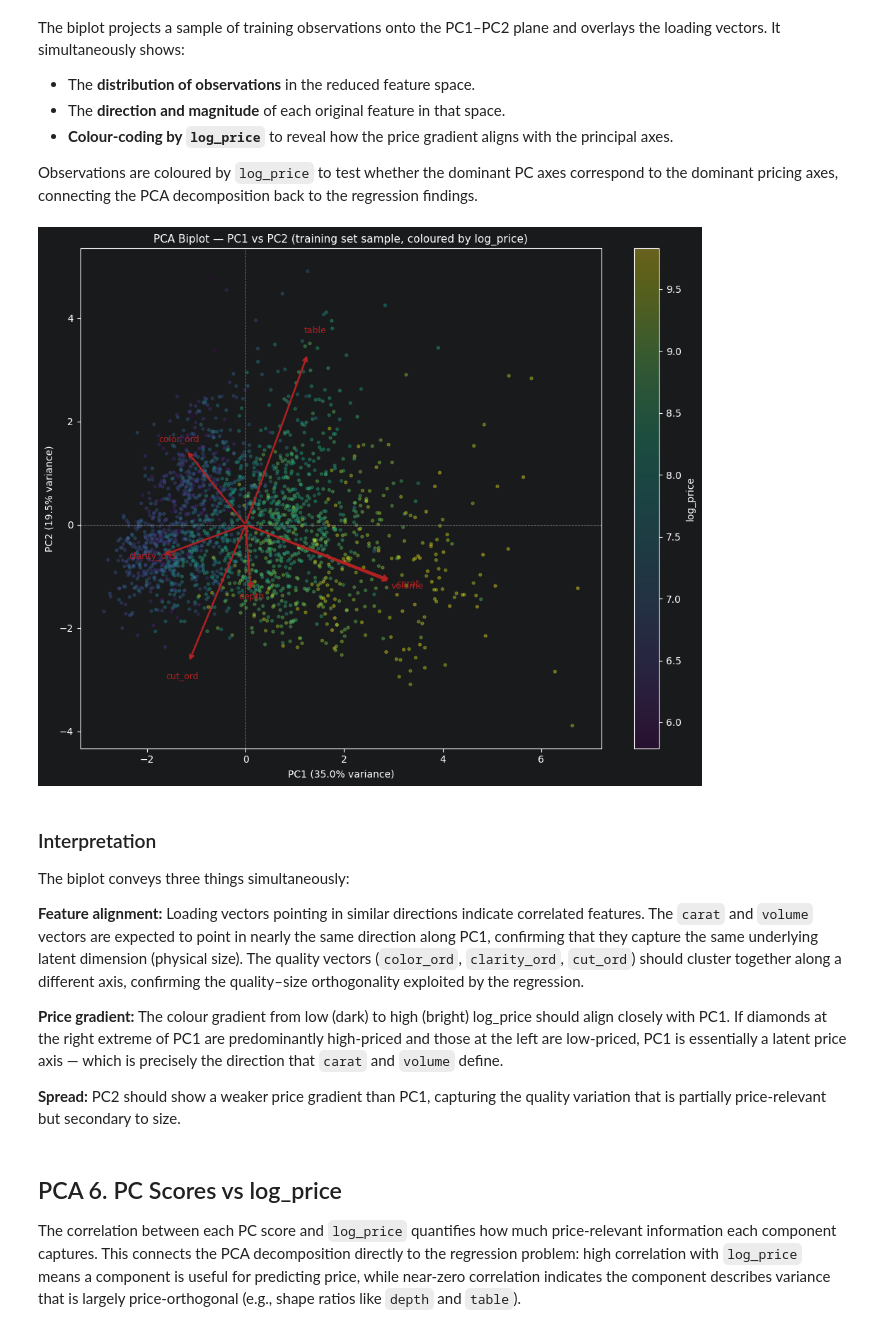
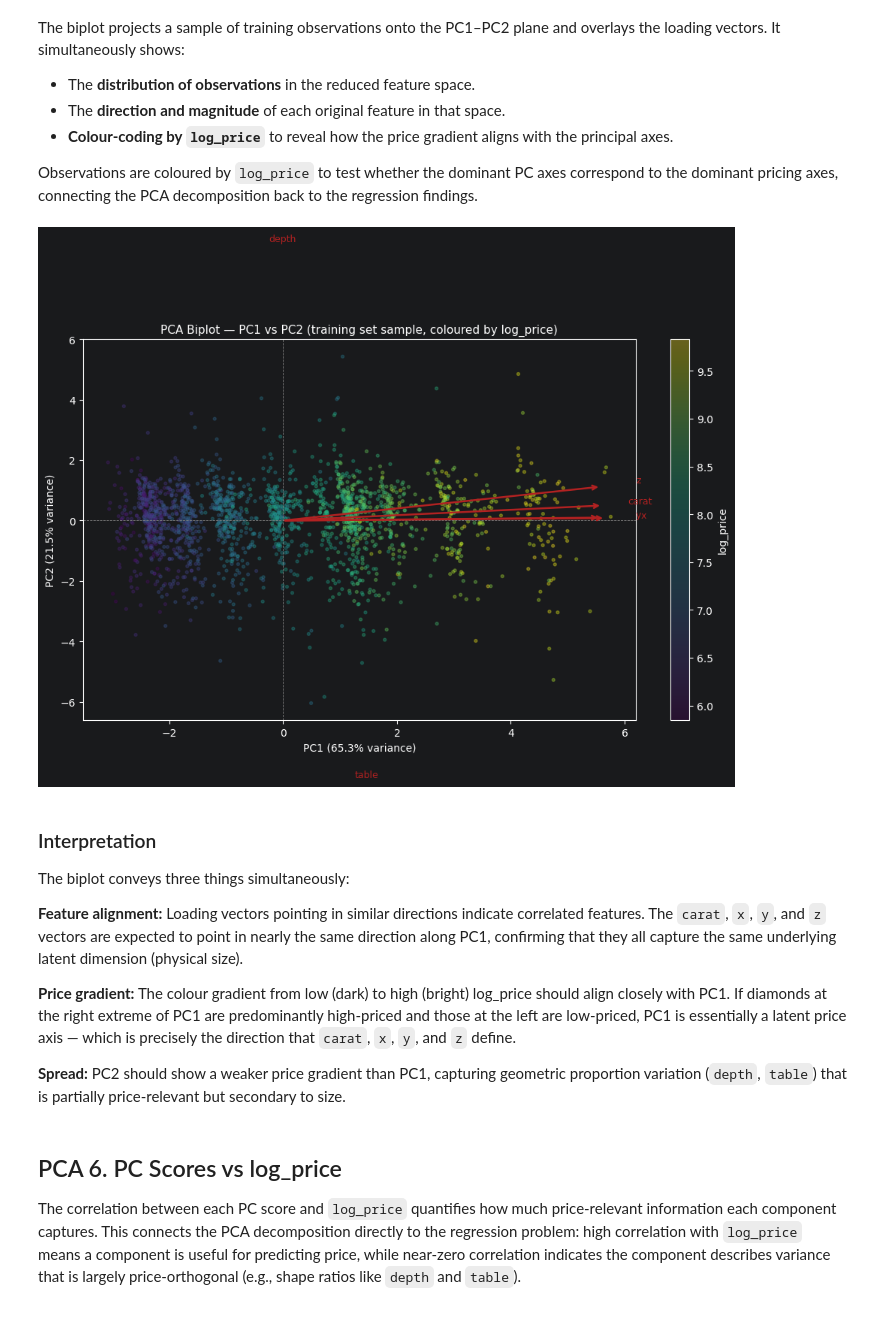
Before and after one commit to Uranarc/Diamond-Prices, a Jupyter notebook: notebooks/03_modeling.ipynb, the cells around one changed output. Saved outputs shown, nothing was run; the diff lists cells and outputs as text; code cells hidden in the pictures.

```diff
--- a/notebooks/03_modeling.ipynb
+++ b/notebooks/03_modeling.ipynb
@@ -172,6 +168,6 @@ Model 2 — RMSE (original scale): $303,355,175,837,201,152
 # %%
 # VIF — Model 2
-X_model2 = train_model[['carat', 'cut_ord', 'color_ord', 'clarity_ord', 'volume', 'depth', 'table']].dropna()
+X_model2 = train_model[['carat','depth','table']].dropna()
 X_model2_const = sm.add_constant(X_model2)
 
 vif_model2 = pd.DataFrame({
@@ -507,19 +451,16 @@ All 7 components are retained at this stage so that the variance explained curve
 # %%
-# random_state is only relevant for the randomised SVD solver (svd_solver="randomized").
-# With the default full SVD (svd_solver="full") it is silently ignored; omit it for clarity.
-pca_full = PCA(n_components=7)
+pca_full = PCA()   # sem n_components → devolve todos os componentes possíveis
 pca_full.fit(X_train_sc)
 
-explained_var   = pca_full.explained_variance_ratio_
-cumulative_var  = np.cumsum(explained_var)
+n_pcs          = len(pca_full.explained_variance_ratio_)   # pode ser 3 ou 4
+explained_var  = pca_full.explained_variance_ratio_
+cumulative_var = np.cumsum(explained_var)
 
 ev_df = pd.DataFrame({
-    'PC':               [f'PC{i+1}' for i in range(7)],
-    'Eigenvalue':       pca_full.explained_variance_,
+    'PC':                     [f'PC{i+1}' for i in range(n_pcs)],
+    'Eigenvalue':             pca_full.explained_variance_,
     'Variance Explained (%)': (explained_var * 100).round(2),
-    'Cumulative (%)':   (cumulative_var * 100).round(2),
+    'Cumulative (%)':         (cumulative_var * 100).round(2),
 })
-
-print('Variance explained per component:')
 display(ev_df)
 # %% [output]
@@ -611,8 +550,8 @@ Interpreting the loadings structure:
 # %%
 loadings = pd.DataFrame(
     pca_full.components_.T,
-    index=pca_feature_cols,
-    columns=[f'PC{i+1}' for i in range(7)]
+    index=continuous_cols,
+    columns=[f'PC{i+1}' for i in range(n_pcs)]
 )
 
 print('Component loadings (eigenvectors):')
@@ -622,14 +561,14 @@ display(loadings.round(4))
 fig, ax = plt.subplots(figsize=(10, 5))
 im = ax.imshow(loadings.values, cmap='RdBu_r', aspect='auto', vmin=-1, vmax=1)
 
-ax.set_xticks(range(7))
-ax.set_xticklabels([f'PC{i+1}' for i in range(7)])
-ax.set_yticks(range(len(pca_feature_cols)))
-ax.set_yticklabels(pca_feature_cols)
+ax.set_xticks(range(n_pcs))
+ax.set_xticklabels([f'PC{i+1}' for i in range(n_pcs)])
+ax.set_yticks(range(len(continuous_cols)))
+ax.set_yticklabels(continuous_cols)
 
 # annotate cells
-for i in range(len(pca_feature_cols)):
-    for j in range(7):
+for i in range(len(continuous_cols)):
+    for j in range(n_pcs):
         val = loadings.values[i, j]
         text_color = 'white' if abs(val) > 0.5 else 'black'
         ax.text(j, i, f'{val:.2f}', ha='center', va='center',
@@ -686,45 +623,45 @@ loadings_scaled = loadings[['PC1', 'PC2']].values * scale
 fig, ax = plt.subplots(figsize=(10, 8))
 
 # Scatter: observations coloured by log_price
 sc = ax.scatter(
     scores_sample[:, 0], scores_sample[:, 1],
     c=prices_sample, cmap='viridis', alpha=0.35, s=8, rasterized=True
 )
 plt.colorbar(sc, ax=ax, label='log_price')
 
 # Loading vectors
-for i, feat in enumerate(pca_feature_cols):
+for i, feat in enumerate(continuous_cols):
     ax.annotate(
         '',
         xy=(loadings_scaled[i, 0], loadings_scaled[i, 1]),
         xytext=(0, 0),
         arrowprops=dict(arrowstyle='->', color='firebrick', lw=1.8)
     )
     ax.text(
         loadings_scaled[i, 0] * 1.12,
         loadings_scaled[i, 1] * 1.12,
         feat, fontsize=9, color='firebrick', ha='center'
     )
 
 ax.axhline(0, color='grey', lw=0.6, linestyle='--')
 ax.axvline(0, color='grey', lw=0.6, linestyle='--')
 ax.set_xlabel(f'PC1 ({explained_var[0]*100:.1f}% variance)')
 ax.set_ylabel(f'PC2 ({explained_var[1]*100:.1f}% variance)')
 ax.set_title('PCA Biplot — PC1 vs PC2 (training set sample, coloured by log_price)', fontsize=11)
 plt.tight_layout()
 plt.show()
 # %% [output]
-[figure, old version]
+[figure, new version]
 # %% [markdown]
 ### Interpretation
 
 The biplot conveys three things simultaneously:
 
-**Feature alignment:** Loading vectors pointing in similar directions indicate correlated features. The `carat` and `volume` vectors are expected to point in nearly the same direction along PC1, confirming that they capture the same underlying latent dimension (physical size). The quality vectors (`color_ord`, `clarity_ord`, `cut_ord`) should cluster together along a different axis, confirming the quality–size orthogonality exploited by the regression.
+**Feature alignment:** Loading vectors pointing in similar directions indicate correlated features. The `carat`, `x`, `y`, and `z` vectors are expected to point in nearly the same direction along PC1, confirming that they all capture the same underlying latent dimension (physical size).
 
-**Price gradient:** The colour gradient from low (dark) to high (bright) log_price should align closely with PC1. If diamonds at the right extreme of PC1 are predominantly high-priced and those at the left are low-priced, PC1 is essentially a latent price axis — which is precisely the direction that `carat` and `volume` define.
+**Price gradient:** The colour gradient from low (dark) to high (bright) log_price should align closely with PC1. If diamonds at the right extreme of PC1 are predominantly high-priced and those at the left are low-priced, PC1 is essentially a latent price axis — which is precisely the direction that `carat`, `x`, `y`, and `z` define.
 
-**Spread:** PC2 should show a weaker price gradient than PC1, capturing the quality variation that is partially price-relevant but secondary to size.
+**Spread:** PC2 should show a weaker price gradient than PC1, capturing geometric proportion variation (`depth`, `table`) that is partially price-relevant but secondary to size.
 # %% [markdown]
 ## PCA 6. PC Scores vs log_price
 
```
Also changed, not shown: parts of 51 cells of this notebook.
